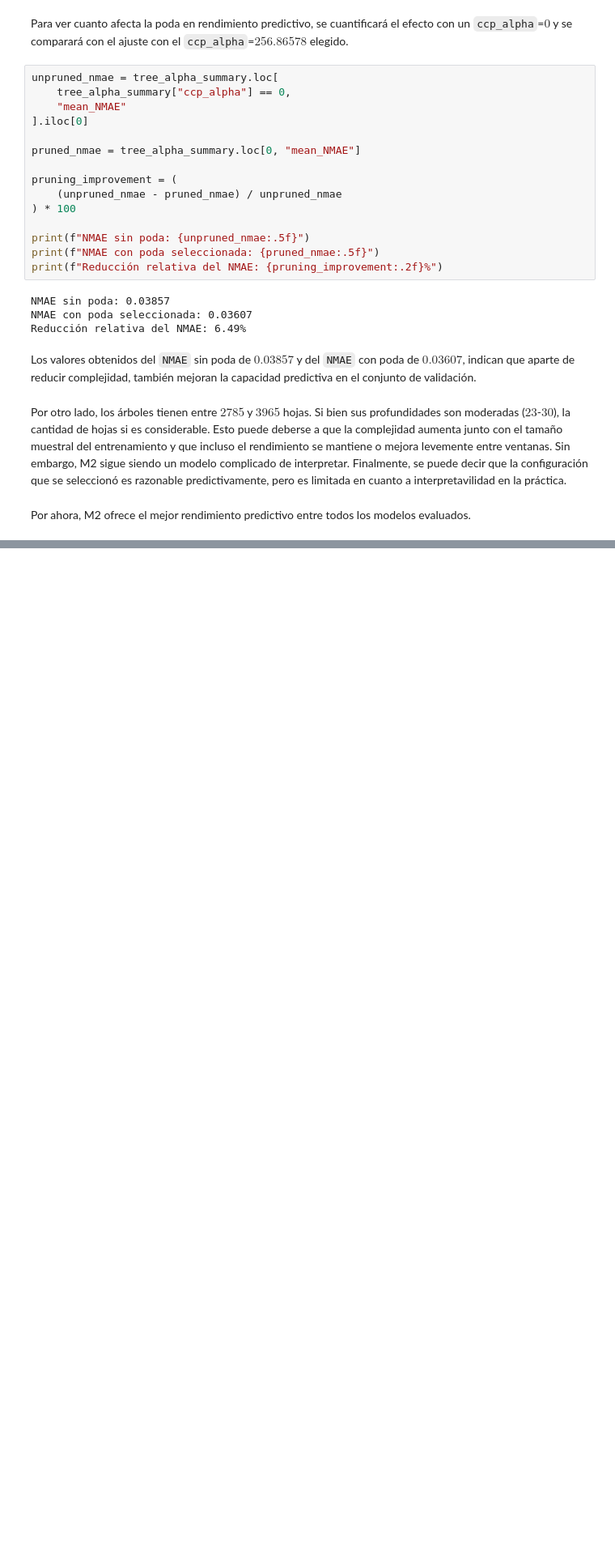
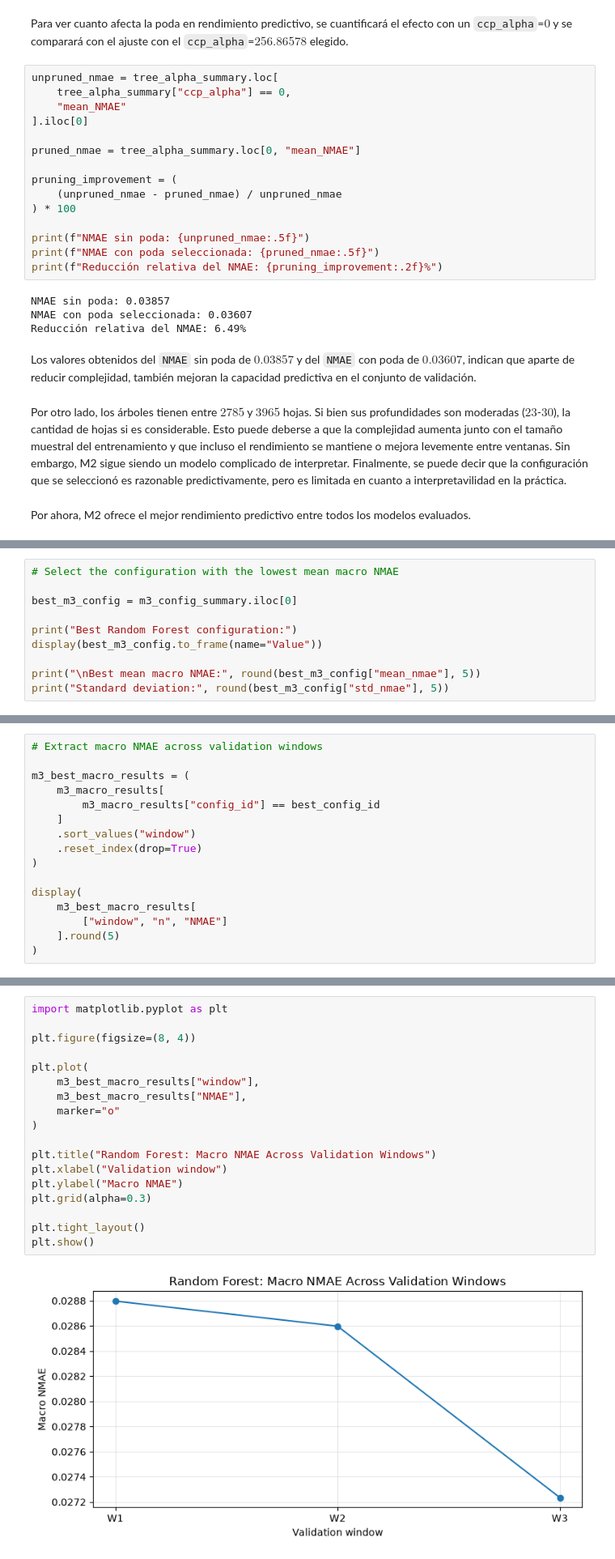
Before and after one commit to jorge-mardones-data/electricity-demand-forecasting, a Jupyter notebook: notebooks/03_model_development.ipynb, the cells around one changed output, grey strips where cells are left out. Shown at 81% size. Cells and saved outputs as stored; diff of their text form; blank space fills up the shorter version.

Commit message:
Complete model development and export validation results

```diff
--- a/notebooks/03_model_development.ipynb
+++ b/notebooks/03_model_development.ipynb
@@ -904,0 +1195,10 @@ Por ahora, M2 ofrece el mejor rendimiento predictivo entre todos los modelos eva
+# %%
+# Select the configuration with the lowest mean macro NMAE
+
+best_m3_config = m3_config_summary.iloc[0]
+
+print("Best Random Forest configuration:")
+display(best_m3_config.to_frame(name="Value"))
+
+print("\nBest mean macro NMAE:", round(best_m3_config["mean_nmae"], 5))
+print("Standard deviation:", round(best_m3_config["std_nmae"], 5))
@@ -904,0 +1284,16 @@ Por ahora, M2 ofrece el mejor rendimiento predictivo entre todos los modelos eva
+# %%
+# Extract macro NMAE across validation windows
+
+m3_best_macro_results = (
+    m3_macro_results[
+        m3_macro_results["config_id"] == best_config_id
+    ]
+    .sort_values("window")
+    .reset_index(drop=True)
+)
+
+display(
+    m3_best_macro_results[
+        ["window", "n", "NMAE"]
+    ].round(5)
+)
@@ -904,0 +1309,20 @@ Por ahora, M2 ofrece el mejor rendimiento predictivo entre todos los modelos eva
+# %%
+import matplotlib.pyplot as plt
+
+plt.figure(figsize=(8, 4))
+
+plt.plot(
+    m3_best_macro_results["window"],
+    m3_best_macro_results["NMAE"],
+    marker="o"
+)
+
+plt.title("Random Forest: Macro NMAE Across Validation Windows")
+plt.xlabel("Validation window")
+plt.ylabel("Macro NMAE")
+plt.grid(alpha=0.3)
+
+plt.tight_layout()
+plt.show()
+# %% [output]
+[figure, added]
```
Also changed, not shown: parts of 61 cells of this notebook, 6 other files.
